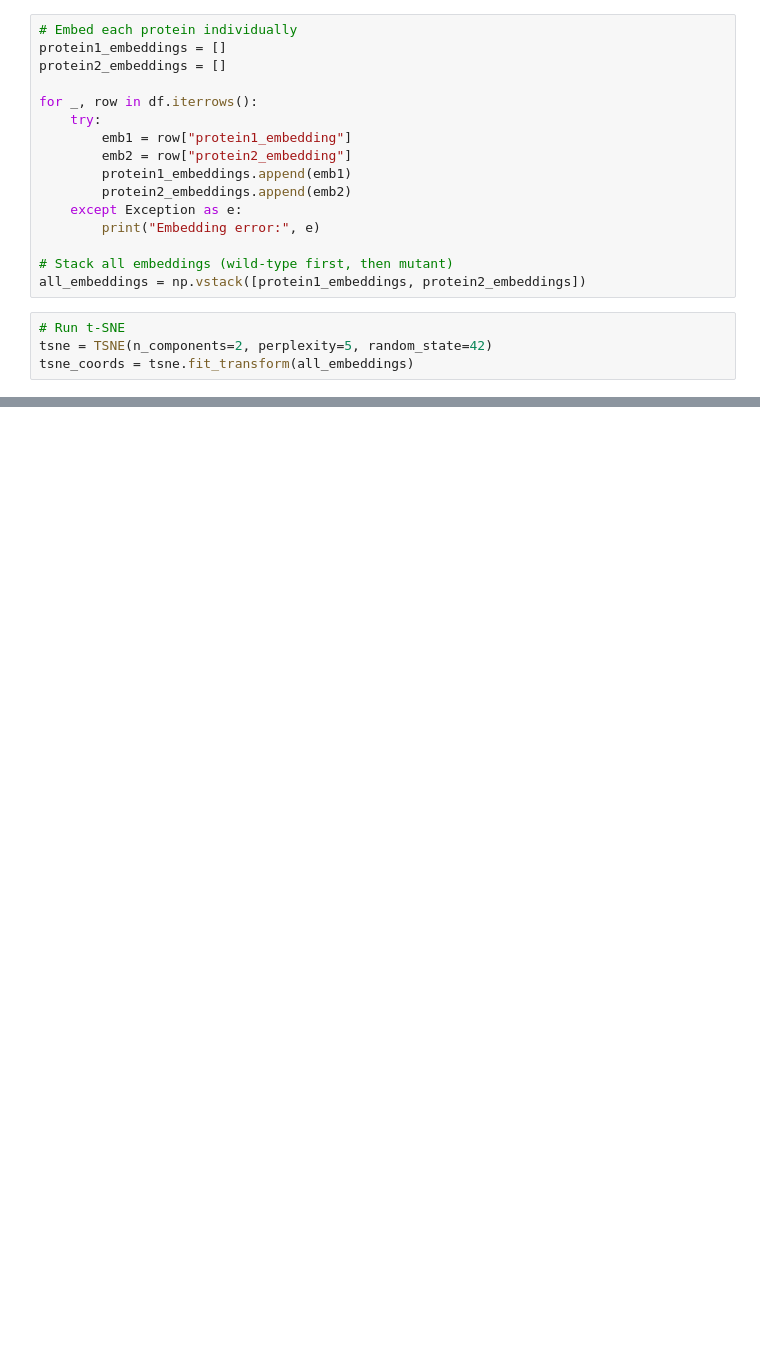
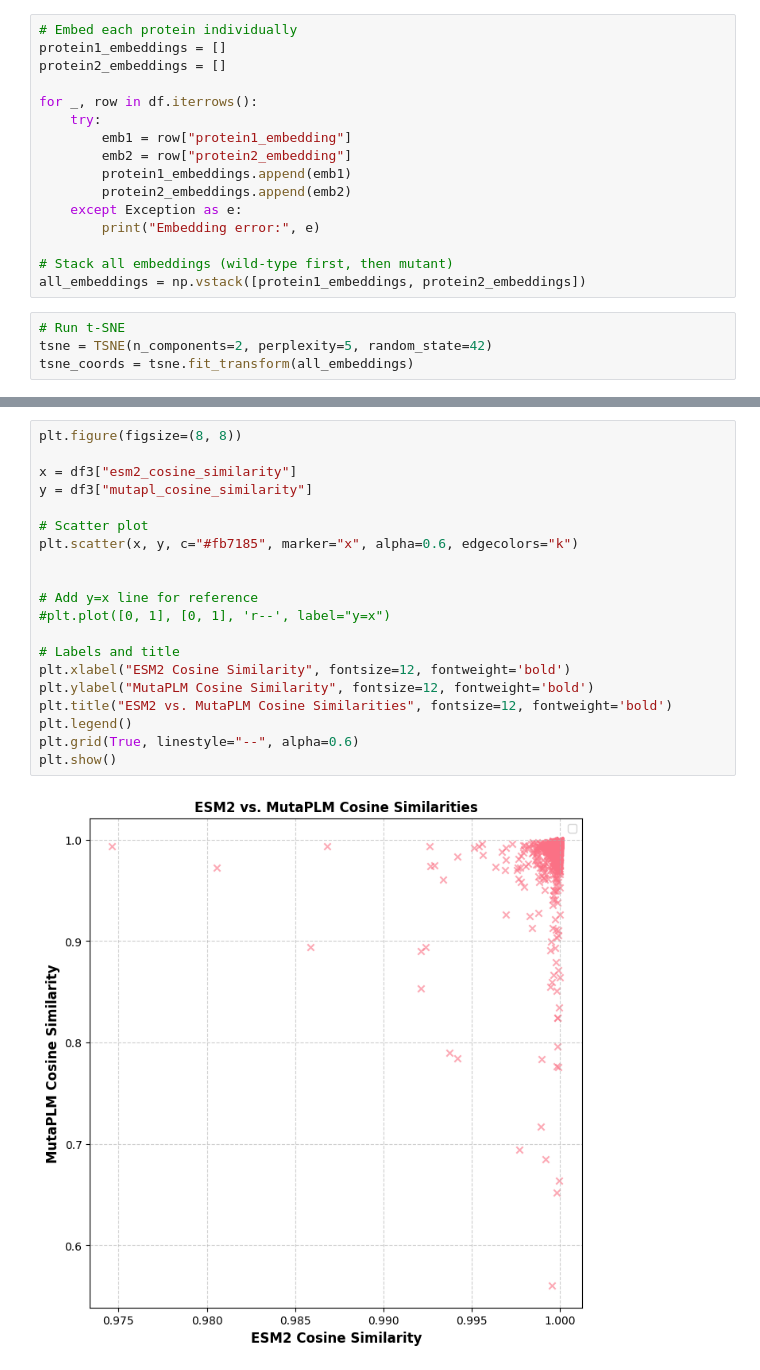
Before and after one commit to ygrepo/MutaPLM, a Jupyter notebook: notebook/wt_mutant_2000.ipynb, the cells around one changed output, grey strips where cells are left out. Drawn from its saved outputs; the diff is of its cells as text; blank space fills up the shorter version.

```diff
--- a/notebook/wt_mutant_2000.ipynb
+++ b/notebook/wt_mutant_2000.ipynb
@@ -237,0 +345,22 @@ plt.close()
+# %%
+plt.figure(figsize=(8, 8))
+
+x = df3["esm2_cosine_similarity"]
+y = df3["mutapl_cosine_similarity"]
+
+# Scatter plot
+plt.scatter(x, y, c="#fb7185", marker="x", alpha=0.6, edgecolors="k")
+
+
+# Add y=x line for reference
+#plt.plot([0, 1], [0, 1], 'r--', label="y=x")
+
+# Labels and title
+plt.xlabel("ESM2 Cosine Similarity", fontsize=12, fontweight='bold')
+plt.ylabel("MutaPLM Cosine Similarity", fontsize=12, fontweight='bold')
+plt.title("ESM2 vs. MutaPLM Cosine Similarities", fontsize=12, fontweight='bold')
+plt.legend()
+plt.grid(True, linestyle="--", alpha=0.6)
+plt.show()
+# %% [output]
+[figure, added]
```
Also changed, not shown: parts of 24 cells of this notebook, 3 other files.
